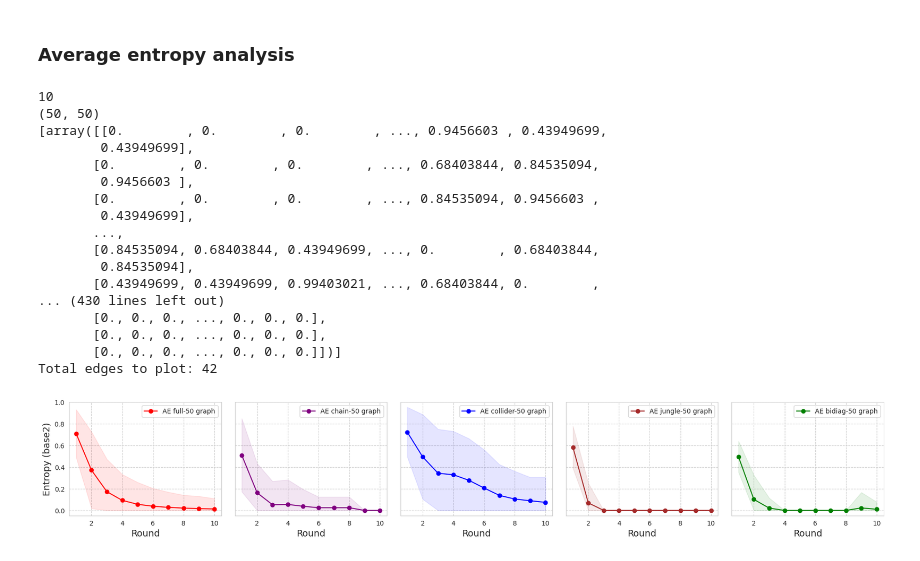
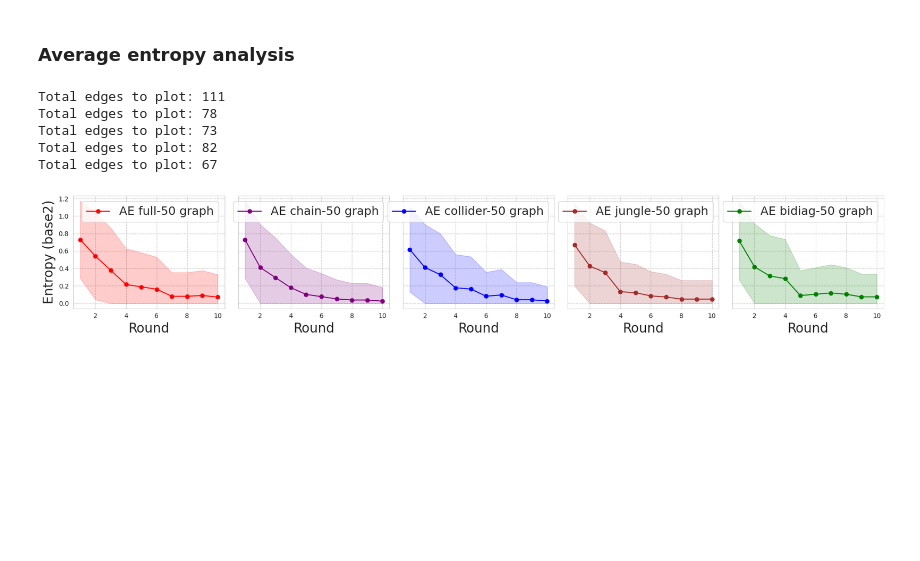
Before and after one commit to aminabyaneh/fed-cdi, a Jupyter notebook: federated/cluster/cluster_results.ipynb, the cells around one changed output. Saved outputs shown, nothing was run; the diff lists cells and outputs as text; code cells hidden in the pictures; blank space fills up the shorter version.

```diff
--- a/federated/cluster/cluster_results.ipynb
+++ b/federated/cluster/cluster_results.ipynb
@@ -213,10 +216,10 @@ graphs = edge_probs
 experiment_graphs = "rnd"
 
 # Build experiments info
-parent_folder_name = 'naive_agg'
+parent_folder_name = 'balanced_rnd'
 specifiers = [1, 2, 3, 4, 5, 6, 7, 8, 9, 10]
 int_sample_sizes = [2, 3, 4, 5, 6]
-labels = [f'Single client (50%)', 'Federated Setup (2-clients)', "Single client (100%)"]
+labels = [f'Single client', 'Federated setup', "Centralized"]
 
 n_row = 1
 n_col = len(graphs)
@@ -226,7 +229,7 @@ fig.tight_layout(h_pad=1, w_pad=1.5)
 
 for col, graph in enumerate(graphs):
     int_samples = [int_sample_sizes[col] * spc for spc in specifiers]
-    axs[col].set_title(f'Edge prob.: {graph}', fontsize=16)
+    axs[col].set_title(f'Edge prob.: {graph}', fontsize=20)
 
     for experiment_id in range(num_experiments):
         shd_per_int_samples_list = list()
@@ -254,20 +257,23 @@ for col, graph in enumerate(graphs):
                       linestyle='solid', marker='o')
         axs[col].fill_between(int_samples, shd_per_int_samples_avg - shd_per_int_samples_std,
                               (shd_per_int_samples_avg +  shd_per_int_samples_std),
-                               alpha=0.1)
+                               alpha=0.25)
 
         axs[0].set_ylabel("SHD", fontsize=14)
-        axs[col].set_xlabel('Interventional Samples', fontsize=14)
+        axs[col].set_xlabel('Int. samples', fontsize=20)
 
         start_x, end_x = axs[col].get_xlim()
         start_y, end_y = axs[col].get_ylim()
 
+        axs[col].tick_params(axis='x', labelsize=16)
+        axs[col].tick_params(axis='y', labelsize=16)
+
         axs[col].set_xlim([start_x + 0.5, end_x + 0.5])
         axs[col].set_ylim([0, end_y + 2])
 
-        axs[col].yaxis.set_ticks(np.arange(0, end_y, 5).astype(int))
-        axs[col].xaxis.set_ticks(np.arange(0, end_x, int_sample_sizes[col]).astype(int))
-axs[n_col - 1].legend(loc='center left', bbox_to_anchor=(1.0, 0.8))
+        axs[col].yaxis.set_ticks(np.arange(0, end_y, 10).astype(int))
+        axs[col].xaxis.set_ticks(np.arange(0, end_x, end_x // 5).astype(int))
+axs[n_col - 1].legend(loc='center left', bbox_to_anchor=(1.0, 0.8), prop={'size': 20})
 
 plt.savefig(f'balanced_int_{experiment_graphs}_shd_per_samples.png', bbox_inches='tight')
 plt.show()
@@ -483,7 +446,7 @@ plt.show()
 # %% [markdown]
 ### Average entropy analysis
 # %%
-parent_folder_name = 'entropy_tests'
+parent_folder_name = 'entropy_str'
 
 num_rounds = 10
 num_clients = 10
@@ -493,65 +456,47 @@ fig.tight_layout(h_pad=2, w_pad=0.5)
 
 colors = ['red', 'purple', 'blue', 'brown', 'green']
 for idx, graph_type in enumerate(["full", "chain", "collider", "jungle", "bidiag"]):
-    folder_name = f'Graph10-{graph_type}-50'
-    row = idx // 2
+    folder_name = f'EntropyTest-{graph_type}-20'
     col = idx % 5
 
-    data_file_name = 'results_4_0.pickle'
-    if graph_type == 'bidiag':
-        data_file_name = 'results_10_0.pickle'
+    data_file_name = 'results_0_4.pickle'
+
     load_dir = os.path.join('data', parent_folder_name, folder_name, data_file_name)
     with open(load_dir, 'rb') as handle:
         results_dict = pickle.load(handle)
 
     entropy_matrices = list()
     for round_id in range(num_rounds):
-        entropy_matrices.append(calculate_edge_entropy(results_dict['matrices'][round_id]))
+        entropy_matrices.append(calculate_edge_entropy([results_dict['client_0_adjs'][round_id], results_dict['client_1_adjs'][round_id]]))
 
-    print(len(entropy_matrices))
-    print(entropy_matrices[0].shape)
-    print(entropy_matrices)
     mat_size = entropy_matrices[0].shape[0]
     entropy_vals = [mat.ravel() for mat in entropy_matrices]
     plot_mat = np.stack((entropy_vals)).T
 
     rounds = [round_id for round_id in range(1, 10 + 1)]
     rows = [row for row in range(mat_size * mat_size) if row % mat_size > mat_size / 2 and np.average(plot_mat[row]) > 0.01]
     print(f'Total edges to plot: {len(rows)}')
 
     avgs_entropy = np.average(plot_mat[rows], axis=0)
     stds_entropy = np.std(plot_mat[rows], axis=0)
 
     axs[col].plot(rounds, avgs_entropy, marker='o', color=colors[idx], label=f'AE {graph_type}-50 graph')
     axs[col].fill_between(rounds, [0 if el < 0 else el for el in avgs_entropy - stds_entropy],
-                               (avgs_entropy + stds_entropy), alpha=0.1, color=colors[idx])
+                               (avgs_entropy + stds_entropy), alpha=0.2, color=colors[idx])
 
+    axs[0].set_ylabel("Entropy (base2)", fontsize=20)
 
-    axs[0].set_ylabel("Entropy (base2)", fontsize=14)
-
-    axs[col].legend(loc='upper right')
-    axs[col].set_xlabel('Round', fontsize=14)
+    axs[col].legend(loc='upper right', fontsize=18)
+    axs[col].set_xlabel('Round', fontsize=20)
 
     plt.savefig(f'entropy_analysis_str_graphs.png', bbox_inches='tight')
 
 plt.show()
 # %% [output]
-10
-(50, 50)
-[array([[0.        , 0.        , 0.        , ..., 0.9456603 , 0.43949699,
-        0.43949699],
-       [0.        , 0.        , 0.        , ..., 0.68403844, 0.84535094,
-        0.9456603 ],
-       [0.        , 0.        , 0.        , ..., 0.84535094, 0.9456603 ,
-        0.43949699],
-       ...,
-       [0.84535094, 0.68403844, 0.43949699, ..., 0.        , 0.68403844,
-        0.84535094],
-       [0.43949699, 0.43949699, 0.99403021, ..., 0.68403844, 0.        ,
-... (430 lines left out)
-       [0., 0., 0., ..., 0., 0., 0.],
-       [0., 0., 0., ..., 0., 0., 0.],
-       [0., 0., 0., ..., 0., 0., 0.]])]
-Total edges to plot: 42
+Total edges to plot: 111
+Total edges to plot: 78
+Total edges to plot: 73
+Total edges to plot: 82
+Total edges to plot: 67
-[figure, old version]
+[figure, new version]
 # %%
```
Also changed, not shown: parts of 9 cells of this notebook, 2 other files.
